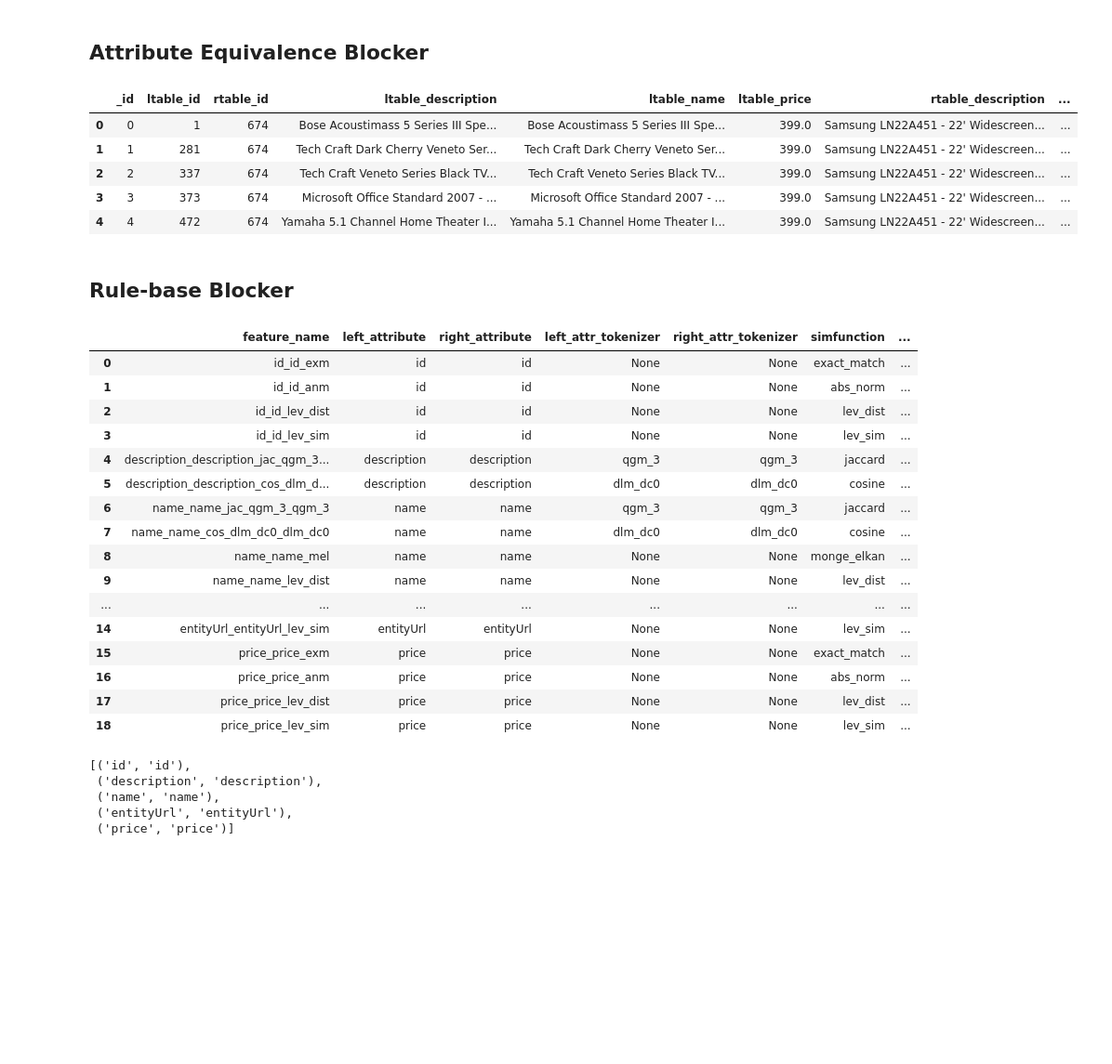
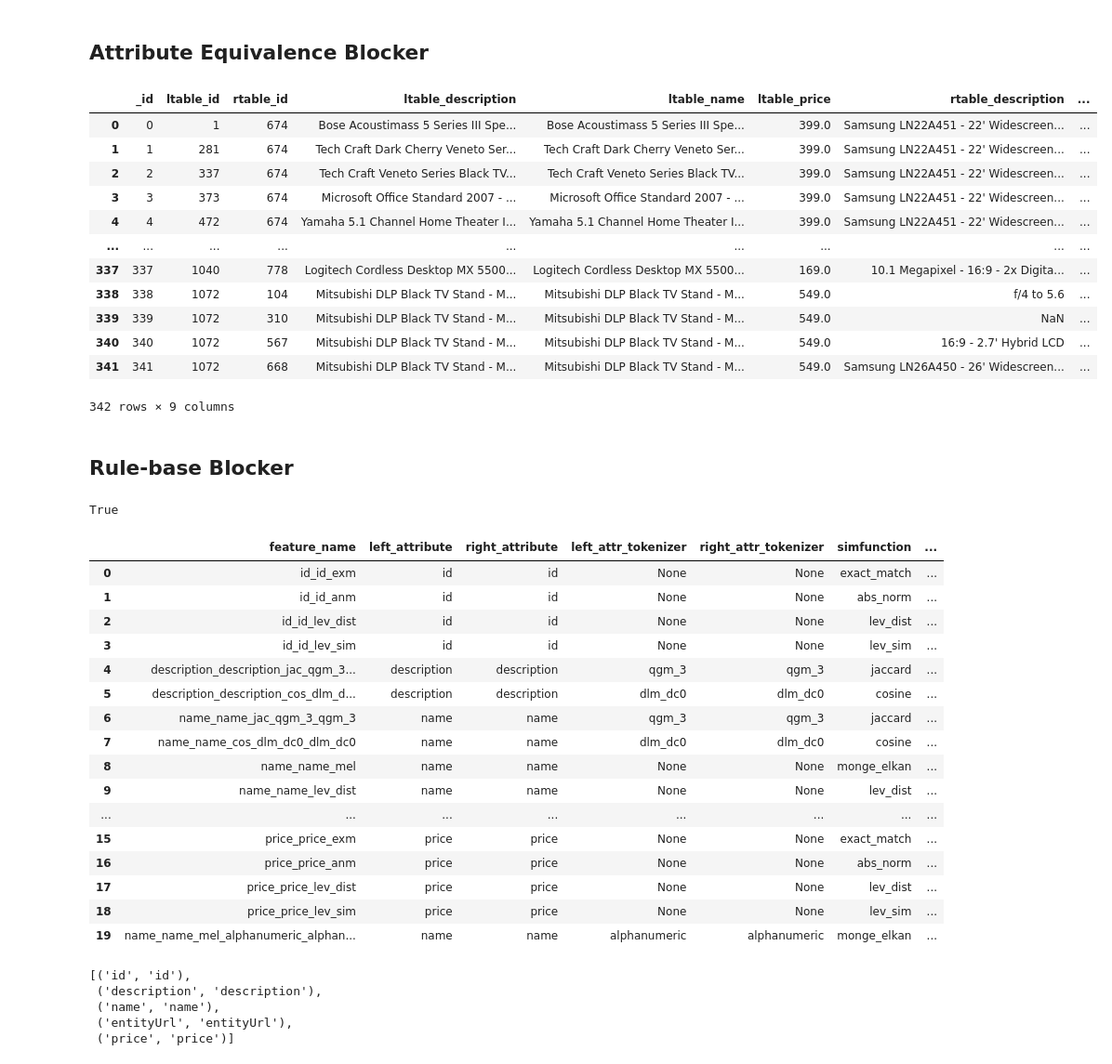
Before and after one commit to datnt165/data-mining-magellan, a Jupyter notebook: Abt-Buy Integration.ipynb, the cells around one changed output. Shown: that part at 93% size. Cells and saved outputs as stored; diff of their text form; code cells hidden in the pictures; blank space fills up the shorter version.

Commit message:
Change Blocking step Abt-Buy

```diff
--- a/Abt-Buy Integration.ipynb
+++ b/Abt-Buy Integration.ipynb
@@ -69,37 +85,50 @@ AE = ab.block_tables(A, B, 'price', 'price',
                    r_output_attrs=['description', 'name', 'price']
                    )
 # %%
-AE.head()
+AE
 # %% [output]
 |  | _id | ltable_id | rtable_id | ltable_description | ltable_name | ltable_price | rtable_description | ... |
 | 0 | 0 | 1 | 674 | Bose Acoustimass 5 Series III Spe... | Bose Acoustimass 5 Series III Spe... | 399.0 | Samsung LN22A451 - 22' Widescreen... | ... |
 | 1 | 1 | 281 | 674 | Tech Craft Dark Cherry Veneto Ser... | Tech Craft Dark Cherry Veneto Ser... | 399.0 | Samsung LN22A451 - 22' Widescreen... | ... |
 | 2 | 2 | 337 | 674 | Tech Craft Veneto Series Black TV... | Tech Craft Veneto Series Black TV... | 399.0 | Samsung LN22A451 - 22' Widescreen... | ... |
 | 3 | 3 | 373 | 674 | Microsoft Office Standard 2007 - ... | Microsoft Office Standard 2007 - ... | 399.0 | Samsung LN22A451 - 22' Widescreen... | ... |
 | 4 | 4 | 472 | 674 | Yamaha 5.1 Channel Home Theater I... | Yamaha 5.1 Channel Home Theater I... | 399.0 | Samsung LN22A451 - 22' Widescreen... | ... |
+| ... | ... | ... | ... | ... | ... | ... | ... | ... |
+| 337 | 337 | 1040 | 778 | Logitech Cordless Desktop MX 5500... | Logitech Cordless Desktop MX 5500... | 169.0 | 10.1 Megapixel - 16:9 - 2x Digita... | ... |
+| 338 | 338 | 1072 | 104 | Mitsubishi DLP Black TV Stand - M... | Mitsubishi DLP Black TV Stand - M... | 549.0 | f/4 to 5.6 | ... |
+| 339 | 339 | 1072 | 310 | Mitsubishi DLP Black TV Stand - M... | Mitsubishi DLP Black TV Stand - M... | 549.0 | NaN | ... |
+| 340 | 340 | 1072 | 567 | Mitsubishi DLP Black TV Stand - M... | Mitsubishi DLP Black TV Stand - M... | 549.0 | 16:9 - 2.7' Hybrid LCD | ... |
+| 341 | 341 | 1072 | 668 | Mitsubishi DLP Black TV Stand - M... | Mitsubishi DLP Black TV Stand - M... | 549.0 | Samsung LN26A450 - 26' Widescreen... | ... |
+342 rows × 9 columns
 # %% [markdown]
 ## Rule-base Blocker
 # %%
 block_f = em.get_features_for_blocking(A, B, validate_inferred_attr_types=False)
-block_f
-# %% [output]
-|  | feature_name | left_attribute | right_attribute | left_attr_tokenizer | right_attr_tokenizer | simfunction | ... |
-| 0 | id_id_exm | id | id | None | None | exact_match | ... |
-| 1 | id_id_anm | id | id | None | None | abs_norm | ... |
-| 2 | id_id_lev_dist | id | id | None | None | lev_dist | ... |
-| 3 | id_id_lev_sim | id | id | None | None | lev_sim | ... |
-| 4 | description_description_jac_qgm_3... | description | description | qgm_3 | qgm_3 | jaccard | ... |
-| 5 | description_description_cos_dlm_d... | description | description | dlm_dc0 | dlm_dc0 | cosine | ... |
-| 6 | name_name_jac_qgm_3_qgm_3 | name | name | qgm_3 | qgm_3 | jaccard | ... |
-| 7 | name_name_cos_dlm_dc0_dlm_dc0 | name | name | dlm_dc0 | dlm_dc0 | cosine | ... |
-| 8 | name_name_mel | name | name | None | None | monge_elkan | ... |
-| 9 | name_name_lev_dist | name | name | None | None | lev_dist | ... |
-| ... | ... | ... | ... | ... | ... | ... | ... |
-| 14 | entityUrl_entityUrl_lev_sim | entityUrl | entityUrl | None | None | lev_sim | ... |
-| 15 | price_price_exm | price | price | None | None | exact_match | ... |
-| 16 | price_price_anm | price | price | None | None | abs_norm | ... |
-| 17 | price_price_lev_dist | price | price | None | None | lev_dist | ... |
-| 18 | price_price_lev_sim | price | price | None | None | lev_sim | ... |
+# %%
+r = em.get_feature_fn('monge_elkan(alphanumeric(ltuple["name"]), alphanumeric(rtuple["name"]))', block_t, block_s)
+em.add_feature(block_f, 'name_name_mel_alphanumeric_alphanumeric', r)
+# %% [output]
+True
+# %%
+block_f
+# %% [output]
+|  | feature_name | left_attribute | right_attribute | left_attr_tokenizer | right_attr_tokenizer | simfunction | ... |
+| 0 | id_id_exm | id | id | None | None | exact_match | ... |
+| 1 | id_id_anm | id | id | None | None | abs_norm | ... |
+| 2 | id_id_lev_dist | id | id | None | None | lev_dist | ... |
+| 3 | id_id_lev_sim | id | id | None | None | lev_sim | ... |
+| 4 | description_description_jac_qgm_3... | description | description | qgm_3 | qgm_3 | jaccard | ... |
+| 5 | description_description_cos_dlm_d... | description | description | dlm_dc0 | dlm_dc0 | cosine | ... |
+| 6 | name_name_jac_qgm_3_qgm_3 | name | name | qgm_3 | qgm_3 | jaccard | ... |
+| 7 | name_name_cos_dlm_dc0_dlm_dc0 | name | name | dlm_dc0 | dlm_dc0 | cosine | ... |
+| 8 | name_name_mel | name | name | None | None | monge_elkan | ... |
+| 9 | name_name_lev_dist | name | name | None | None | lev_dist | ... |
+| ... | ... | ... | ... | ... | ... | ... | ... |
+| 15 | price_price_exm | price | price | None | None | exact_match | ... |
+| 16 | price_price_anm | price | price | None | None | abs_norm | ... |
+| 17 | price_price_lev_dist | price | price | None | None | lev_dist | ... |
+| 18 | price_price_lev_sim | price | price | None | None | lev_sim | ... |
+| 19 | name_name_mel_alphanumeric_alphan... | name | name | alphanumeric | alphanumeric | monge_elkan | ... |
 # %%
 em._block_c['corres']
 # %% [output]
```
Also changed, not shown: parts of 19 cells of this notebook, 1 other file.
